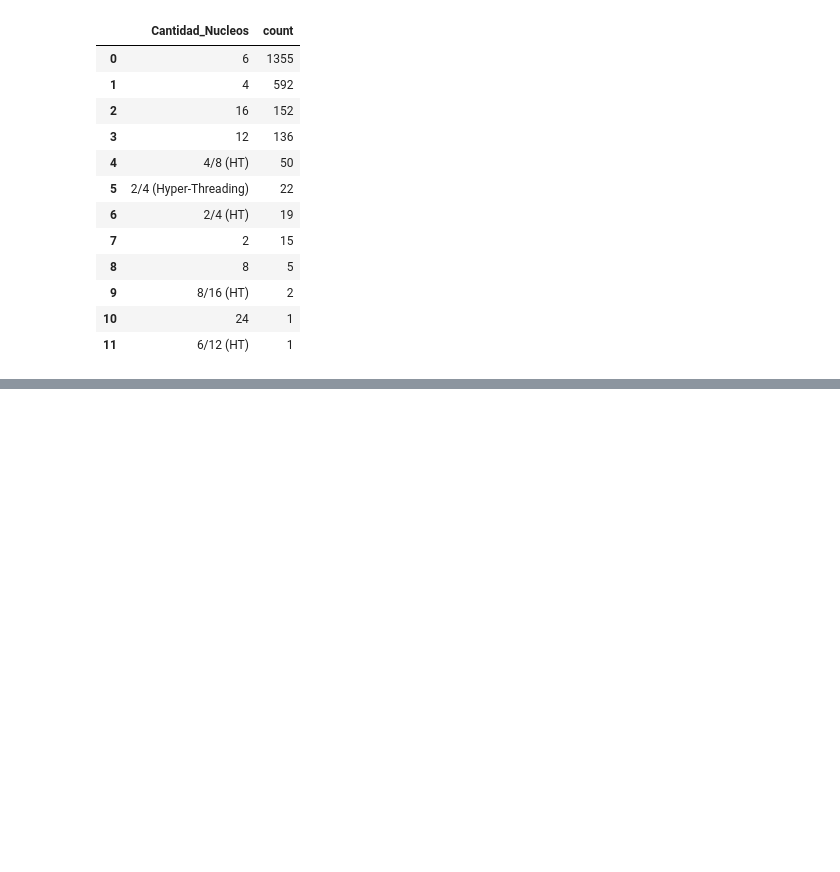
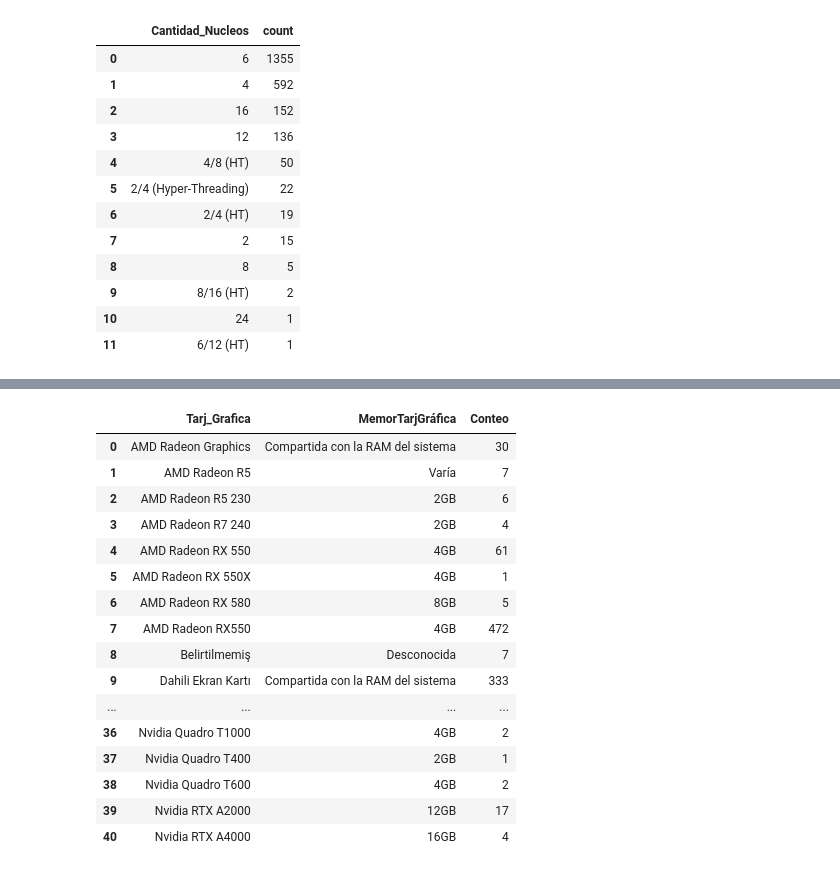
Before and after one commit to Jorge-Alvarez-23/Data-Science-II_Coder, a Jupyter notebook: PROYECTO.ipynb, the cells around one changed output, grey strips where cells are left out. Saved outputs shown, nothing was run; the diff lists cells and outputs as text; code cells hidden in the pictures; blank space fills up the shorter version.

```diff
--- a/PROYECTO.ipynb
+++ b/PROYECTO.ipynb
@@ -994,0 +1000,20 @@ AttributeError: Can only use .str accessor with string values!
+# %%
+df_Proy.groupby(['Tarj_Grafica', 'MemorTarjGráfica'])['Tarj_Grafica'].count().reset_index(name='Conteo')
+# %% [output]
+|  | Tarj_Grafica | MemorTarjGráfica | Conteo |
+| 0 | AMD Radeon Graphics | Compartida con la RAM del sistema | 30 |
+| 1 | AMD Radeon R5 | Varía | 7 |
+| 2 | AMD Radeon R5 230 | 2GB | 6 |
+| 3 | AMD Radeon R7 240 | 2GB | 4 |
+| 4 | AMD Radeon RX 550 | 4GB | 61 |
+| 5 | AMD Radeon RX 550X | 4GB | 1 |
+| 6 | AMD Radeon RX 580 | 8GB | 5 |
+| 7 | AMD Radeon RX550 | 4GB | 472 |
+| 8 | Belirtilmemiş | Desconocida | 7 |
+| 9 | Dahili Ekran Kartı | Compartida con la RAM del sistema | 333 |
+| ... | ... | ... | ... |
+| 36 | Nvidia Quadro T1000 | 4GB | 2 |
+| 37 | Nvidia Quadro T400 | 2GB | 1 |
+| 38 | Nvidia Quadro T600 | 4GB | 2 |
+| 39 | Nvidia RTX A2000 | 12GB | 17 |
+| 40 | Nvidia RTX A4000 | 16GB | 4 |
```
Also changed, not shown: parts of 9 cells of this notebook.
